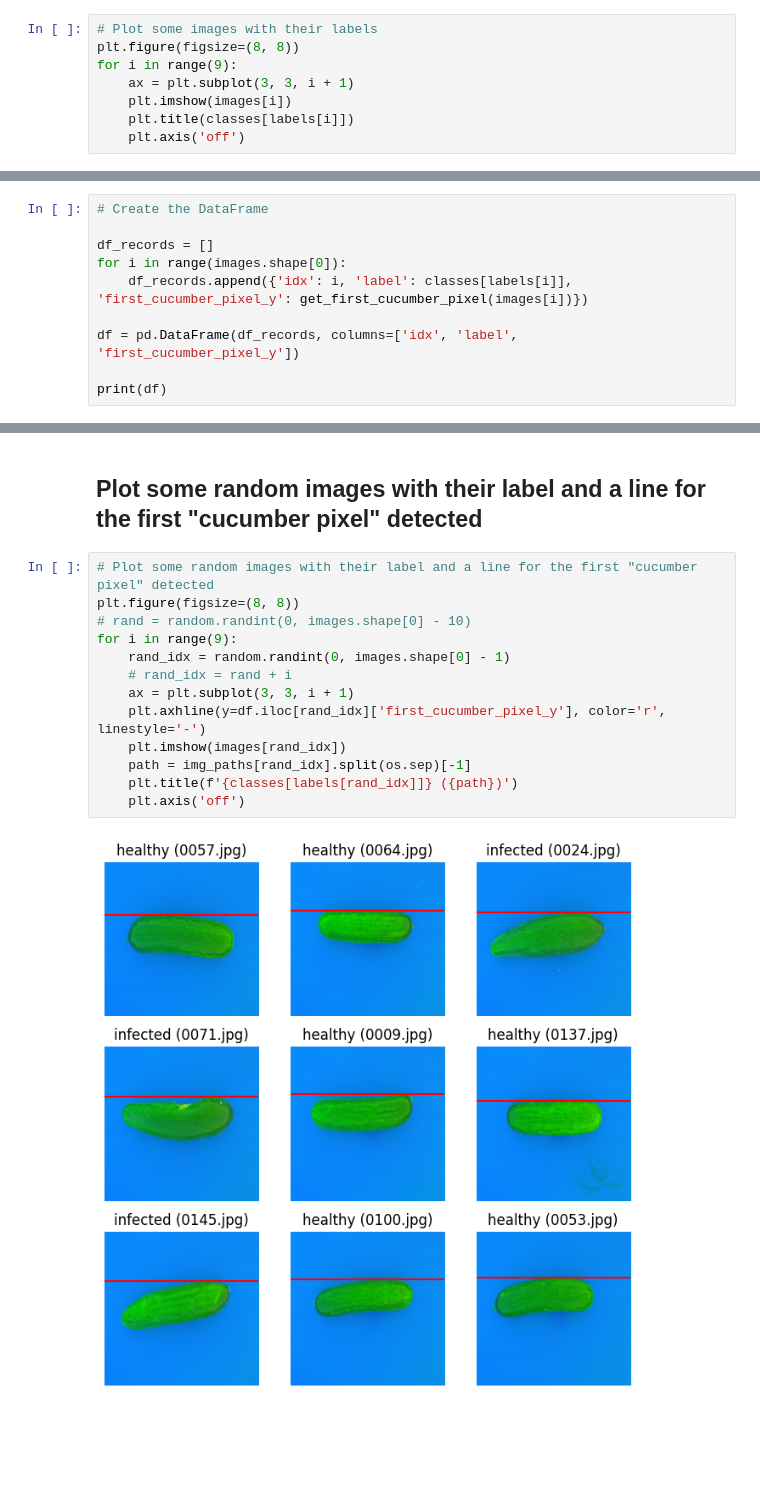
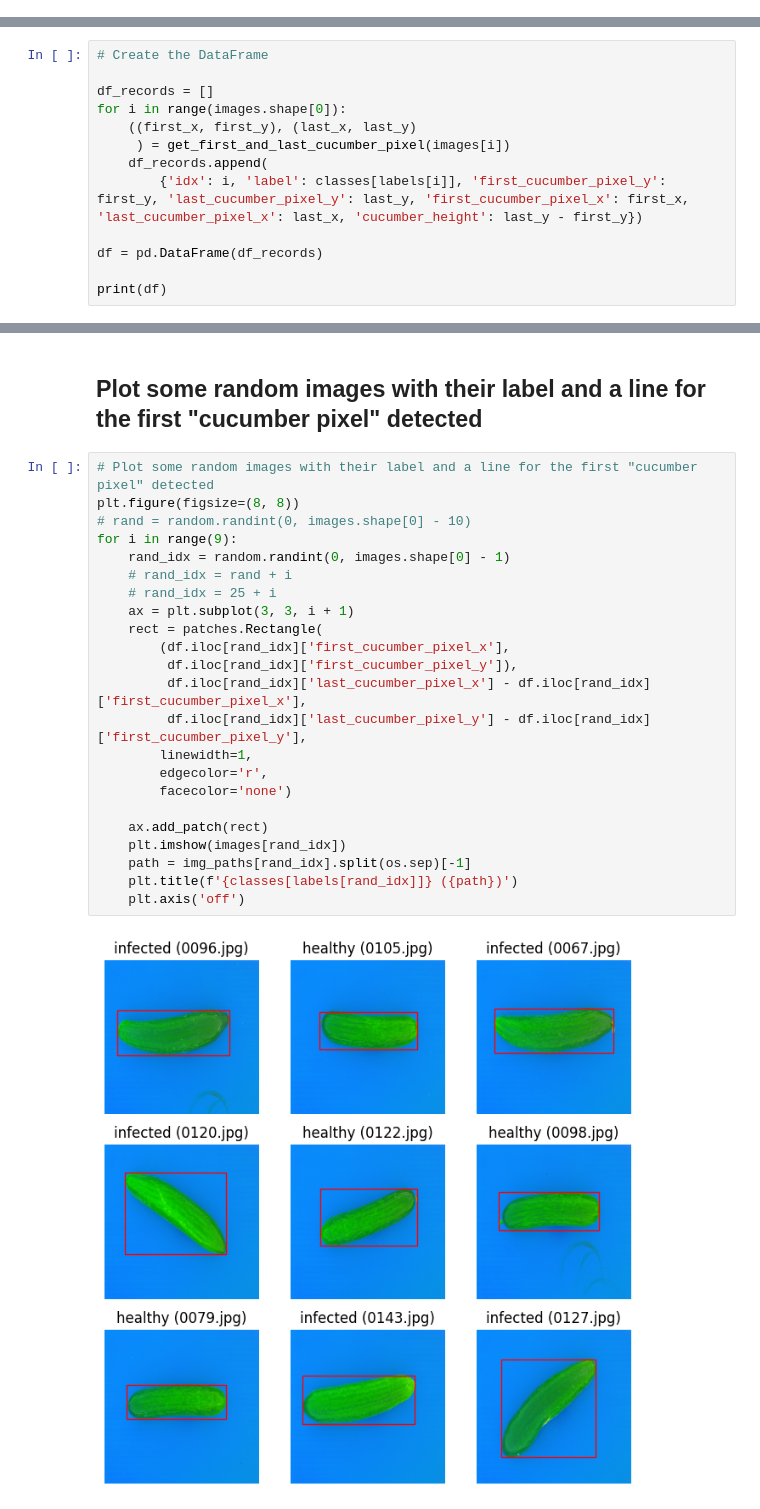
Before and after one commit to Niklas-Mezynski/fontys-cucumber-disease-ai-model, a Jupyter notebook: img_pre_processing_final_procedure.ipynb, the cells around one changed output, grey strips where cells are left out. Drawn from its saved outputs; the diff is of its cells as text; blank space fills up the shorter version.

```diff
--- a/img_pre_processing_final_procedure.ipynb
+++ b/img_pre_processing_final_procedure.ipynb
@@ -61,8 +67,0 @@ images.shape
-# %%
-# Plot some images with their labels
-plt.figure(figsize=(8, 8))
-for i in range(9):
-    ax = plt.subplot(3, 3, i + 1)
-    plt.imshow(images[i])
-    plt.title(classes[labels[i]])
-    plt.axis('off')
@@ -85,9 +106,12 @@ def get_first_cucumber_pixel(image):
 
 df_records = []
 for i in range(images.shape[0]):
-    df_records.append({'idx': i, 'label': classes[labels[i]], 'first_cucumber_pixel_y': get_first_cucumber_pixel(images[i])})
+    ((first_x, first_y), (last_x, last_y)
+     ) = get_first_and_last_cucumber_pixel(images[i])
+    df_records.append(
+        {'idx': i, 'label': classes[labels[i]], 'first_cucumber_pixel_y': first_y, 'last_cucumber_pixel_y': last_y, 'first_cucumber_pixel_x': first_x, 'last_cucumber_pixel_x': last_x, 'cucumber_height': last_y - first_y})
 
-df = pd.DataFrame(df_records, columns=['idx', 'label', 'first_cucumber_pixel_y'])
+df = pd.DataFrame(df_records)
 
 print(df)
 # %% [output]
@@ -110,15 +137,25 @@ print(df)
 # %%
 # Plot some random images with their label and a line for the first "cucumber pixel" detected
 plt.figure(figsize=(8, 8))
 # rand = random.randint(0, images.shape[0] - 10)
 for i in range(9):
     rand_idx = random.randint(0, images.shape[0] - 1)
     # rand_idx = rand + i
+    # rand_idx = 25 + i
     ax = plt.subplot(3, 3, i + 1)
-    plt.axhline(y=df.iloc[rand_idx]['first_cucumber_pixel_y'], color='r', linestyle='-')
+    rect = patches.Rectangle(
+        (df.iloc[rand_idx]['first_cucumber_pixel_x'],
+         df.iloc[rand_idx]['first_cucumber_pixel_y']),
+         df.iloc[rand_idx]['last_cucumber_pixel_x'] - df.iloc[rand_idx]['first_cucumber_pixel_x'],
+         df.iloc[rand_idx]['last_cucumber_pixel_y'] - df.iloc[rand_idx]['first_cucumber_pixel_y'],
+        linewidth=1,
+        edgecolor='r',
+        facecolor='none')
+
+    ax.add_patch(rect)
     plt.imshow(images[rand_idx])
     path = img_paths[rand_idx].split(os.sep)[-1]
     plt.title(f'{classes[labels[rand_idx]]} ({path})')
     plt.axis('off')
 # %% [output]
-[figure, old version]
+[figure, new version]
```
Also changed, not shown: parts of 14 cells of this notebook, 1 other file.
